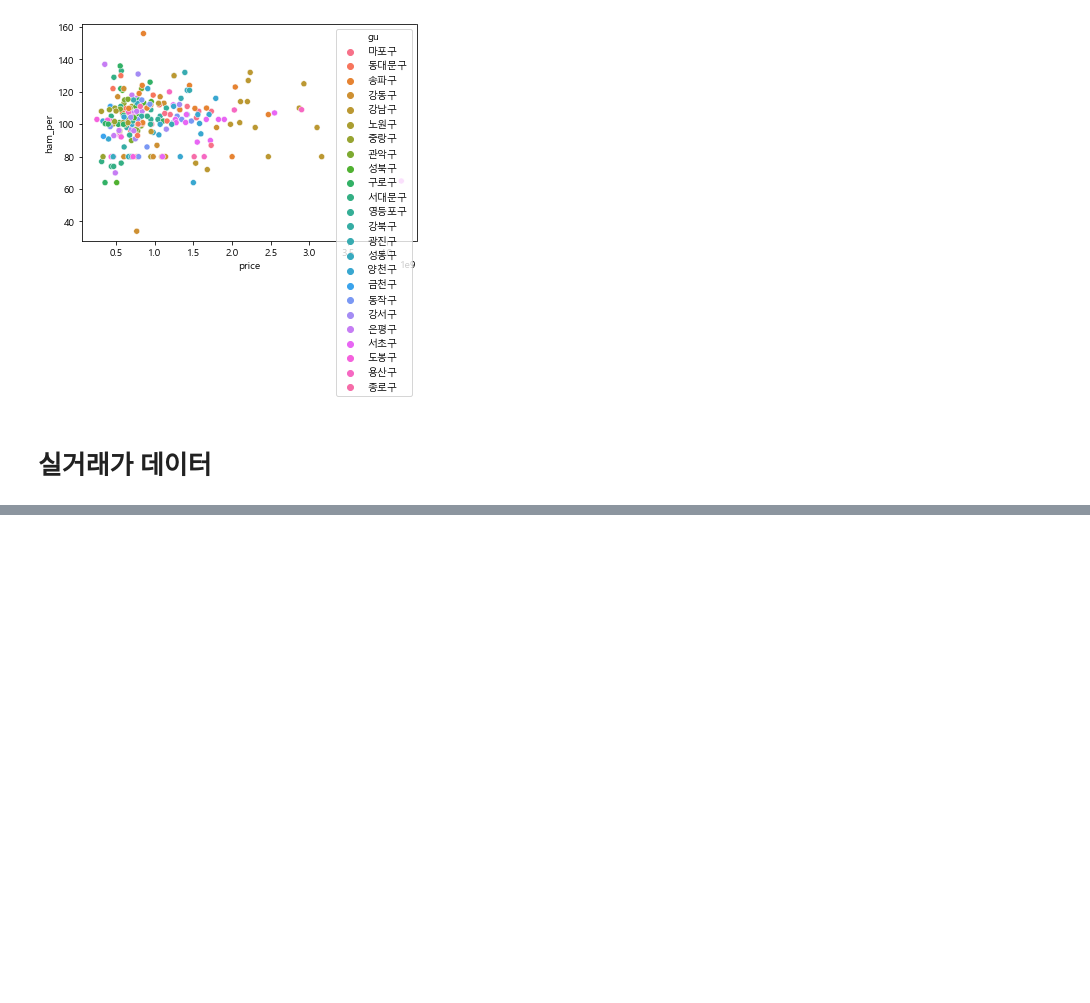
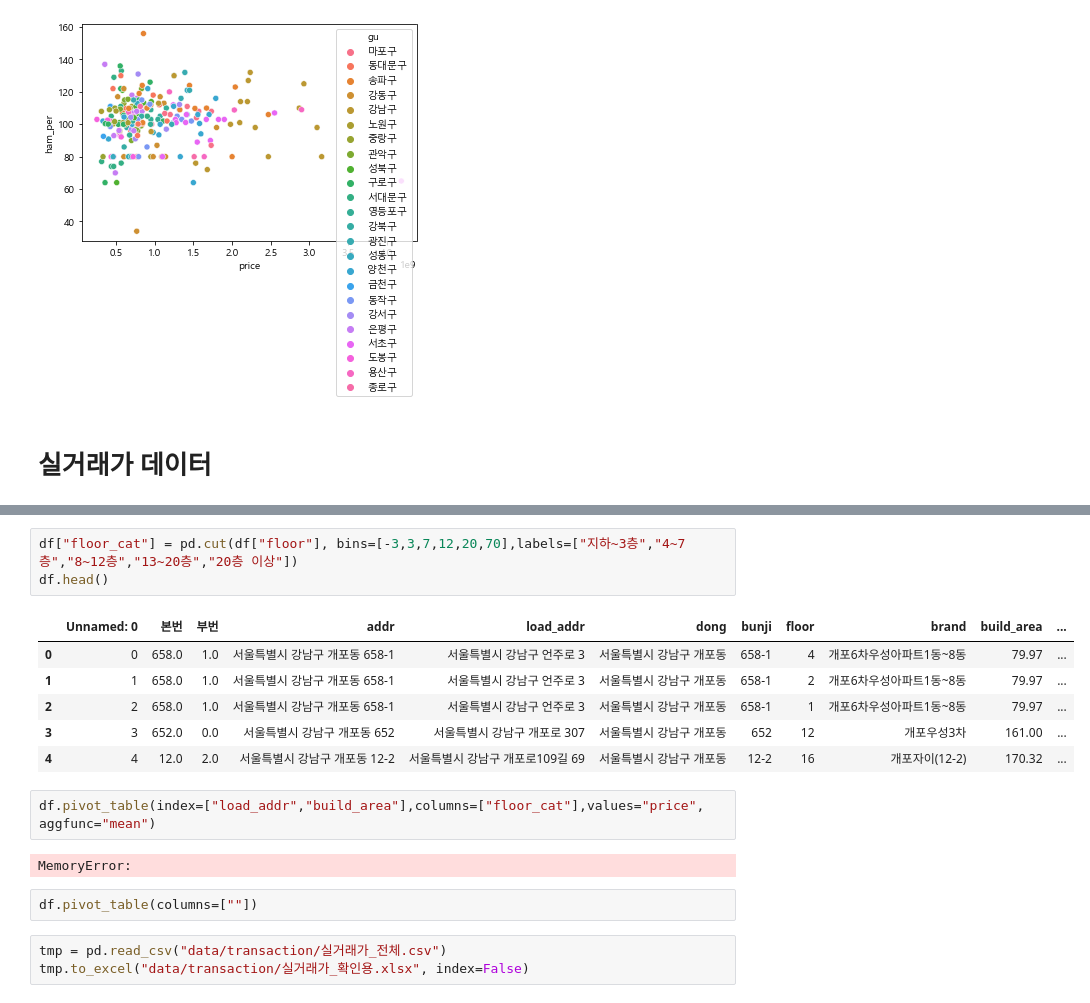
Before and after one commit to JinsolPark/final_project, a Jupyter notebook: jspark/02_데이터분석.ipynb, the cells around one changed output, grey strips where cells are left out. Saved outputs shown, nothing was run; the diff lists cells and outputs as text; blank space fills up the shorter version.

```diff
--- a/jspark/02_데이터분석.ipynb
+++ b/jspark/02_데이터분석.ipynb
@@ -1082,0 +1176,19 @@ df = pd.read_csv("data/transaction/")
+# %%
+df["floor_cat"] = pd.cut(df["floor"], bins=[-3,3,7,12,20,70],labels=["지하~3층","4~7층","8~12층","13~20층","20층 이상"])
+df.head()
+# %% [output]
+|  | Unnamed: 0 | 본번 | 부번 | addr | load_addr | dong | bunji | floor | brand | build_area | ... |
+| 0 | 0 | 658.0 | 1.0 | 서울특별시 강남구 개포동 658-1 | 서울특별시 강남구 언주로 3 | 서울특별시 강남구 개포동 | 658-1 | 4 | 개포6차우성아파트1동~8동 | 79.97 | ... |
+| 1 | 1 | 658.0 | 1.0 | 서울특별시 강남구 개포동 658-1 | 서울특별시 강남구 언주로 3 | 서울특별시 강남구 개포동 | 658-1 | 2 | 개포6차우성아파트1동~8동 | 79.97 | ... |
+| 2 | 2 | 658.0 | 1.0 | 서울특별시 강남구 개포동 658-1 | 서울특별시 강남구 언주로 3 | 서울특별시 강남구 개포동 | 658-1 | 1 | 개포6차우성아파트1동~8동 | 79.97 | ... |
+| 3 | 3 | 652.0 | 0.0 | 서울특별시 강남구 개포동 652 | 서울특별시 강남구 개포로 307 | 서울특별시 강남구 개포동 | 652 | 12 | 개포우성3차 | 161.00 | ... |
+| 4 | 4 | 12.0 | 2.0 | 서울특별시 강남구 개포동 12-2 | 서울특별시 강남구 개포로109길 69 | 서울특별시 강남구 개포동 | 12-2 | 16 | 개포자이(12-2) | 170.32 | ... |
+# %%
+df.pivot_table(index=["load_addr","build_area"],columns=["floor_cat"],values="price", aggfunc="mean")
+# %% [output]
+MemoryError:
+# %%
+df.pivot_table(columns=[""])
+# %%
+tmp = pd.read_csv("data/transaction/실거래가_전체.csv")
+tmp.to_excel("data/transaction/실거래가_확인용.xlsx", index=False)
```
Also changed, not shown: parts of 8 cells of this notebook, 7 other files.
